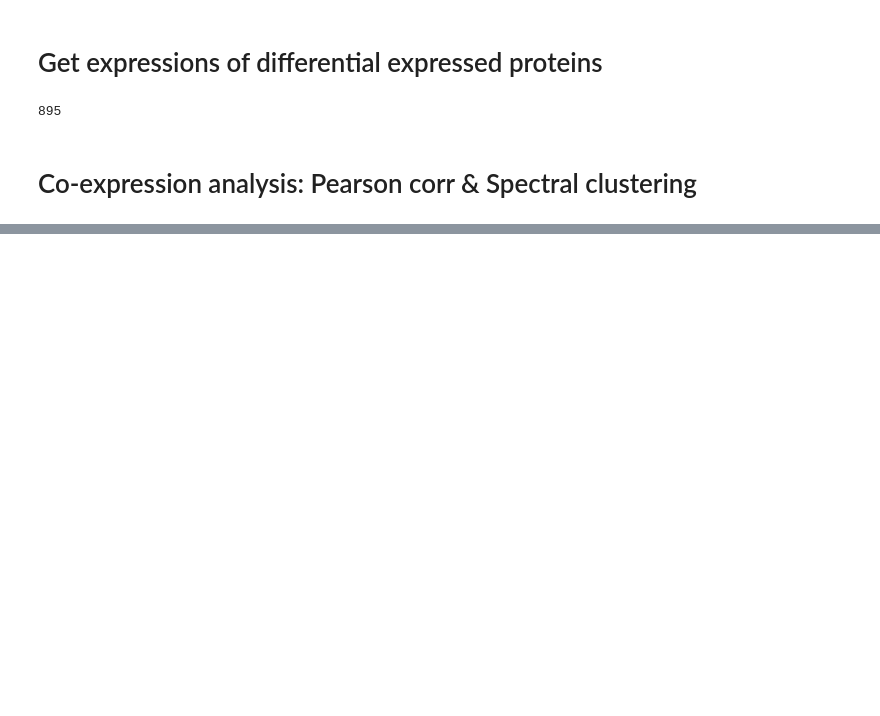
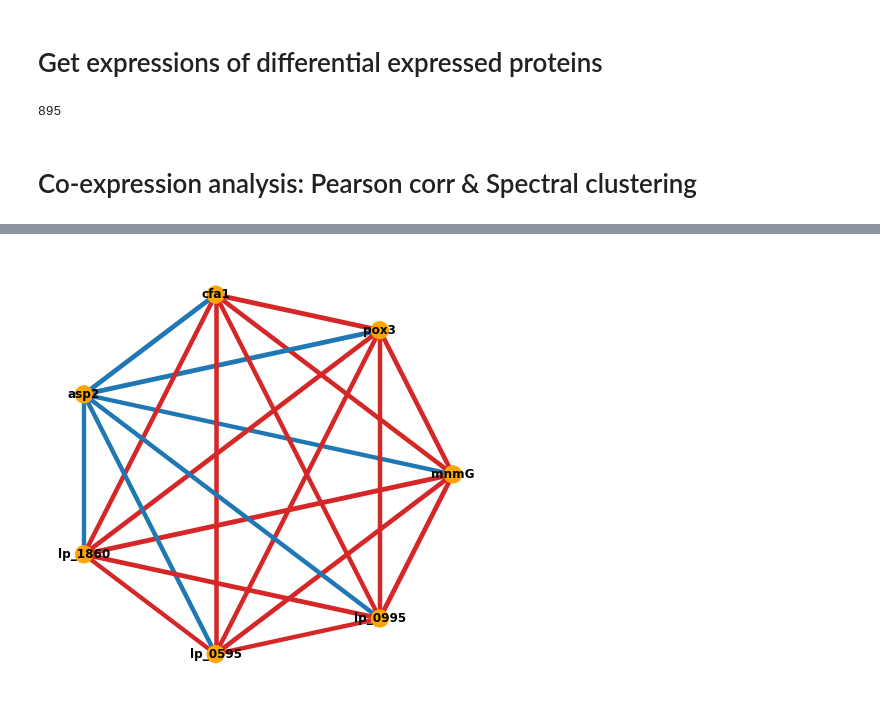
Before and after one commit to SizheQiu/LbPtEPS, a Jupyter notebook: workflow/WGCNA_proteomics.ipynb, the cells around one changed output, grey strips where cells are left out. Saved outputs shown, nothing was run; the diff lists cells and outputs as text; code cells hidden in the pictures; blank space fills up the shorter version.

```diff
--- a/workflow/WGCNA_proteomics.ipynb
+++ b/workflow/WGCNA_proteomics.ipynb
@@ -52,8 +53,7 @@ corr_result = load_pickle('../data/Proteomics/corr_result.pkl')
 M_corr, M_pv = corr_result['corr_matrix'], corr_result['pv_matrix']
 M_sig = M_pv.applymap(sig_pv)
 X = M_corr.iloc[:,:].values
-gene_list = list( M_corr.columns )
-adj_matrix = M_sig.iloc[:,:].values
+adj_matrix = M_sig.iloc[:,:].values # p-value <= 0.001
 # %%
 nclusters = np.arange(10,66,2)
 inertias = []
@@ -98,0 +102,40 @@ plt.ylabel('Count')
+# %%
+def get_gene_name( uniprot_id, gene_info):
+    return list( gene_info[gene_info['Accession']==uniprot_id]['Gene Name'] )[0]
+
+
+def gen_network( gene_list, gene_info, corr, cluster_id, node_color ):
+    G_name = 'Module_'+ str(cluster_id)
+    G=nx.Graph(name = G_name )
+    G.add_nodes_from( [( get_gene_name(v,gene_info ),{'color': node_color} ) for v in gene_list] )
+    edge_list = []
+    for i in range(len(gene_list)):
+        for j in range(i+1,len(gene_list)):
+            v1, v2 = gene_list[i], gene_list[j]
+            if M_sig[v1][v2] != 1:
+                continue
+            weight = M_corr[v1][v2]
+            if weight > 0:
+                edge_list.append(  ( get_gene_name(v1,gene_info ), get_gene_name(v2,gene_info),\
+                                    {'weight':abs(weight)*5,'edgecolor':'tab:red'} ) )
+            else:
+                edge_list.append(  ( get_gene_name(v1,gene_info ), get_gene_name(v2,gene_info),\
+                                    {'weight':abs(weight)*5,'edgecolor':'tab:blue'} ) )
+    G.add_edges_from(edge_list)
+    return G
+
+def vis_graph(G,ax):
+    nodecolors = [ G.nodes.get(v)['color']for v in G.nodes]
+    edgecolors = [G[u][v]['edgecolor'] for u,v in G.edges]
+    weights = [G[u][v]['weight'] for u,v in G.edges]
+    pos = nx.circular_layout(G)
+    nx.draw( G, pos=pos,with_labels = True,node_color=nodecolors,font_weight='bold',
+            edge_color=edgecolors, width=weights,ax = ax )
+# %%
+temp_list = list( module_protein[ module_protein['Module']==18]['Protein'] )
+graph= gen_network(temp_list, gene_info, M_corr, 18, 'orange' )
+# %%
+fig,ax = plt.subplots(figsize=(8,8))
+vis_graph(graph,ax)
+# %% [output]
+[figure, added]
```
Also changed, not shown: parts of 11 cells of this notebook, 8 other files.
